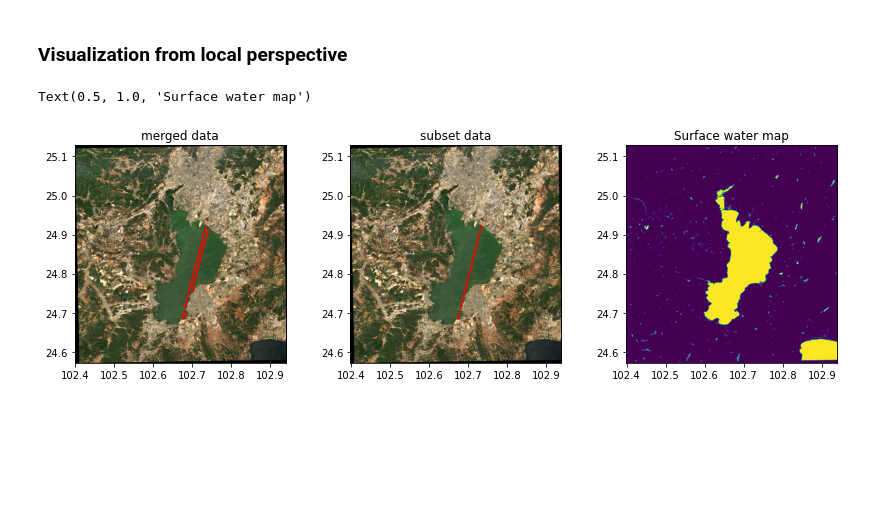
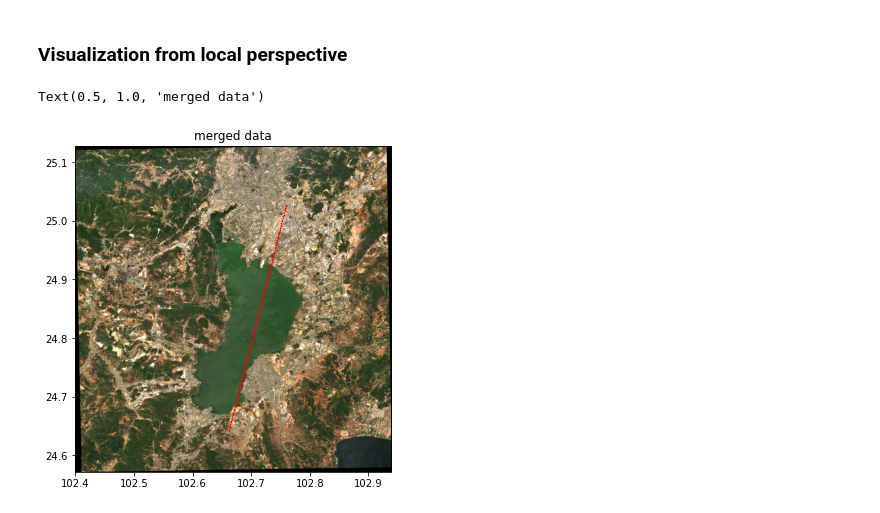
Before and after one commit to xinluo2018/radar-altimetry-tool, a Jupyter notebook: visual/s3l2_data.ipynb, the cells around one changed output. Drawn from its saved outputs; the diff is of its cells as text; code cells hidden in the pictures; blank space fills up the shorter version.

```diff
--- a/visual/s3l2_data.ipynb
+++ b/visual/s3l2_data.ipynb
@@ -13,8 +12,8 @@ from utils.imgShow import imgShow
 # %%
 ## s3 data
-path_s3l2 = 'data/s3-altimetry/s3a-orbit-289/S3A_SR_2_LAN____20200523T030933_20200523T035741_20200617T203903_2888_058_289______LN3_O_NT_004.SEN3/enhanced_measurement.nc'
-path_s3l2_subs = 'data/s3-altimetry/s3a-orbit-289/S3A_SR_2_LAN____20200523T030933_20200523T035741_20200617T203903_2888_058_289______LN3_O_NT_004.SEN3/enhanced_measurement_subs.nc'
-path_s3l2_merge = 'data/s3-altimetry/s3a-orbit-289/enhanced_measurement_readout_subs_merge.h5'
+path_s3l2 = 'data/sentinel-3/s3a-orbit-289/S3A_SR_2_LAN____20200523T030933_20200523T035741_20200617T203903_2888_058_289______LN3_O_NT_004.SEN3/enhanced_measurement.nc'
+path_s3l2_subs = 'data/sentinel-3/s3a-orbit-289/S3A_SR_2_LAN____20200523T030933_20200523T035741_20200617T203903_2888_058_289______LN3_O_NT_004.SEN3/enhanced_measurement_subs.nc'
+path_s3l2_merge = 'data/sentinel-3/s3a-orbit-289/enhanced_measurement_readout_subs_merge.h5'
 ## remote sensing data
 path_rsimg = 'data/rs-img/dianchi_s2_20200511_wgs84.tif'
 path_rsimg_wat = 'data/water_mask/dianchi_s2_20200511_wat_wgs84.tif'
@@ -33,8 +24,6 @@ waveform_20_ku           Dataset {143, 128}
 # %%
 ## 1. s3l2 altimetry data
-s3_l2 = xr.open_dataset(path_s3l2)
-s3_l2_subs = xr.open_dataset(path_s3l2_subs)
-s3_l2_merge = xr.open_dataset(path_s3l2_merge)
+s3_l2 = nc.Dataset(path_s3l2)   ##
 ## 2. remote sensing image
 rs_img, rs_img_info = readTiff(path_rsimg)
 rs_wat, rs_wat_info = readTiff(path_rsimg_wat)
@@ -40,0 +34,10 @@ rs_wat, rs_wat_info = readTiff(path_rsimg_wat)
+# %%
+lat_20_ku = s3_l2['lat_20_ku'][:]
+lon_20_ku = s3_l2['lon_20_ku'][:]
+time_20_ku = s3_l2['time_20_ku'][:]
+waveform_20_ku = s3_l2['waveform_20_ku'][:]
+time_20_ku_dyr =time_to_dyr(time_20_ku)
+print(lon_20_ku.shape, lat_20_ku.shape, time_20_ku_dyr.shape)  ## number of data
+print(waveform_20_ku.shape)  ## waveform
+time_20_ku
+time_20_ku_dyr
@@ -55,20 +87,12 @@ ax.legend()
 # %% [markdown]
 ### Visualization from local perspective
 # %%
-fig = plt.figure(figsize=(14, 4))
-plt.subplot(1,3,1)
+ids = np.where((lat_20_ku[:]>24.64) & (lat_20_ku[:]<25.03))
+fig = plt.figure(figsize=(6, 6))
+plt.subplot(1,1,1)
 imgShow(rs_img, extent=rs_img_info['geoextent'])
-plt.scatter(x=s3_l2_merge['lon_20_ku'], y=s3_l2_merge['lat_20_ku'], s=0.5, color='red')  ## altimetry data
+plt.scatter(x=lon_20_ku[ids], y=lat_20_ku[ids], s=0.5, color='red')  ## altimetry data
 plt.title('merged data')
-
-plt.subplot(1,3,2)
-imgShow(rs_img, extent=rs_img_info['geoextent'])
-plt.scatter(x=s3_l2_subs['lon_20_ku'], y=s3_l2_subs['lat_20_ku'], s=0.5, color='red')  ## altimetry data
-plt.title('subset data')
-
-plt.subplot(1, 3, 3)
-imgShow(rs_wat, extent=rs_wat_info['geoextent'])
-plt.title('Surface water map')
 # %% [output]
-Text(0.5, 1.0, 'Surface water map')
+Text(0.5, 1.0, 'merged data')
-[figure, old version]
+[figure, new version]
```
Also changed, not shown: parts of 8 cells of this notebook, 8 other files.
